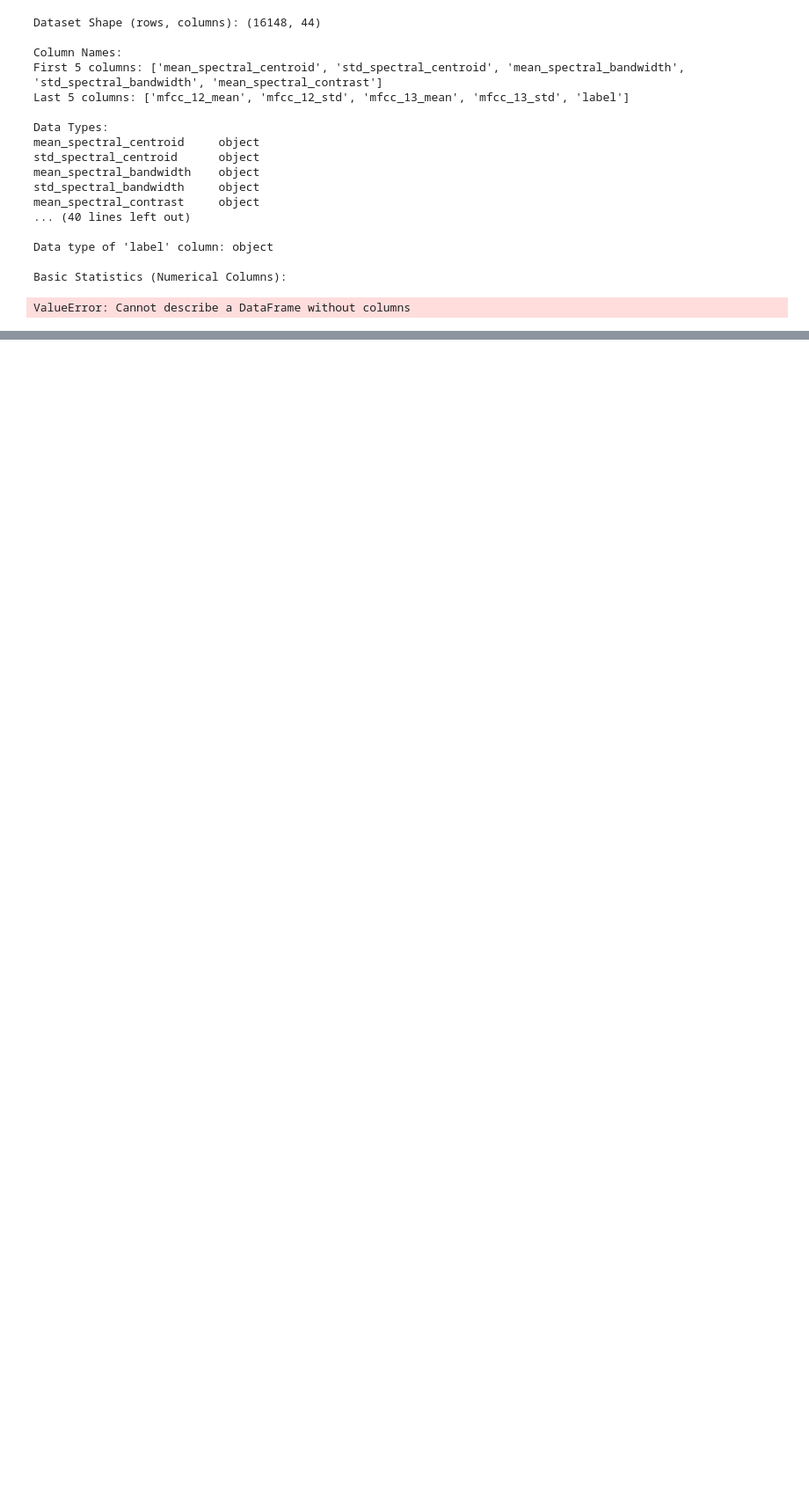
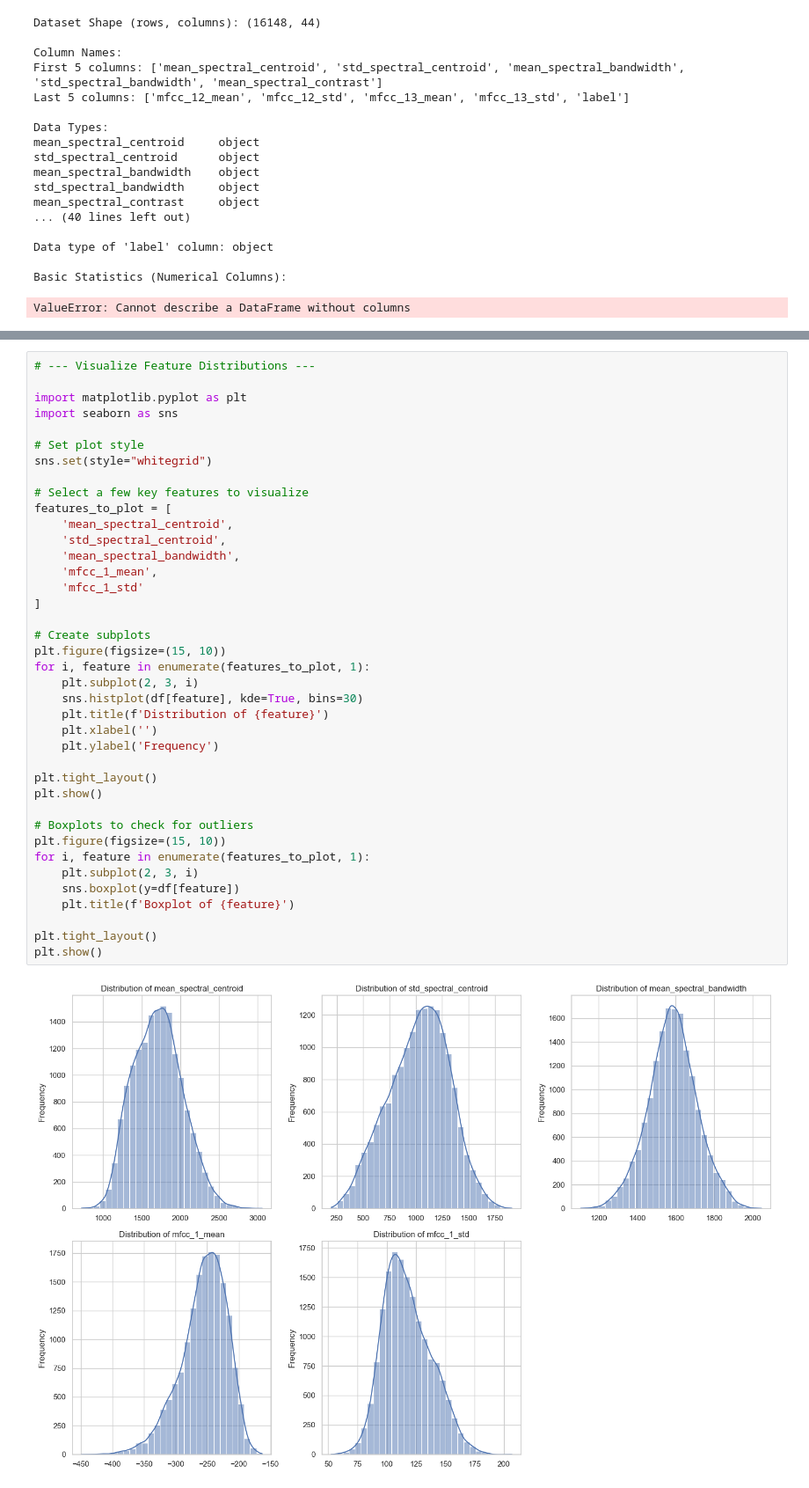
Before and after one commit to B4Mprofessor/Voice_Classification_Project, a Jupyter notebook: notebooks/Voice_Analysis.ipynb, the cells around one changed output, grey strips where cells are left out. Shown at 88% size. Drawn from its saved outputs; the diff is of its cells as text; blank space fills up the shorter version.

```diff
--- a/notebooks/Voice_Analysis.ipynb
+++ b/notebooks/Voice_Analysis.ipynb
@@ -243,0 +387,41 @@ KeyError: 'label'
+# %%
+# --- Visualize Feature Distributions ---
+
+import matplotlib.pyplot as plt
+import seaborn as sns
+
+# Set plot style
+sns.set(style="whitegrid")
+
+# Select a few key features to visualize
+features_to_plot = [
+    'mean_spectral_centroid',
+    'std_spectral_centroid',
+    'mean_spectral_bandwidth',
+    'mfcc_1_mean',
+    'mfcc_1_std'
+]
+
+# Create subplots
+plt.figure(figsize=(15, 10))
+for i, feature in enumerate(features_to_plot, 1):
+    plt.subplot(2, 3, i)
+    sns.histplot(df[feature], kde=True, bins=30)
+    plt.title(f'Distribution of {feature}')
+    plt.xlabel('')
+    plt.ylabel('Frequency')
+
+plt.tight_layout()
+plt.show()
+
+# Boxplots to check for outliers
+plt.figure(figsize=(15, 10))
+for i, feature in enumerate(features_to_plot, 1):
+    plt.subplot(2, 3, i)
+    sns.boxplot(y=df[feature])
+    plt.title(f'Boxplot of {feature}')
+
+plt.tight_layout()
+plt.show()
+# %% [output]
+[figure, added]
```
Also changed, not shown: parts of 35 cells of this notebook, 3 other files.
